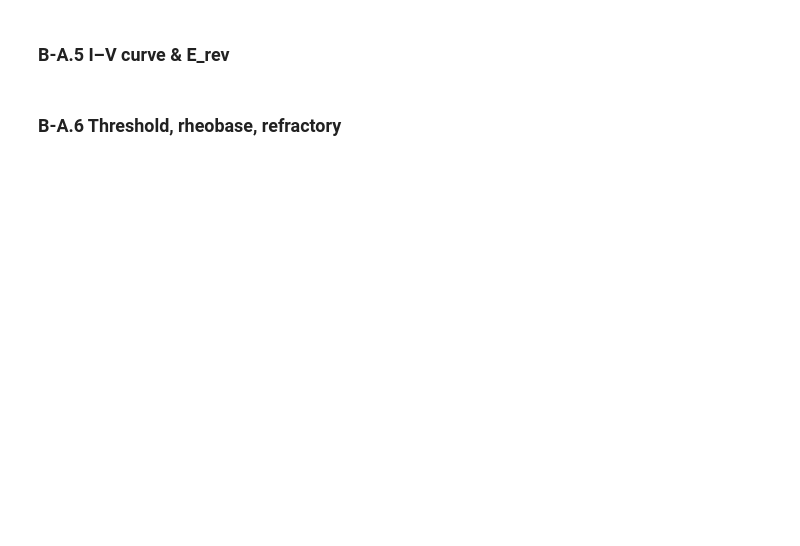
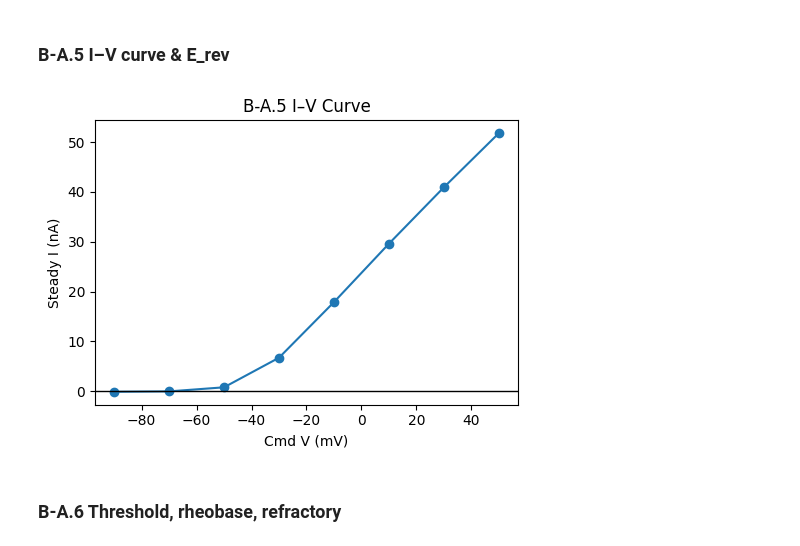
Before and after one commit to cyneuro/Chapter_Colabs, a Jupyter notebook: Colab_B.ipynb, the cells around one changed output. Cells and saved outputs as stored; diff of their text form; code cells hidden in the pictures; blank space fills up the shorter version.

```diff
--- a/Colab_B.ipynb
+++ b/Colab_B.ipynb
@@ -392,21 +530,55 @@ except Exception:
 ### B‑A.5 I–V curve & E_rev <a id='ba5'></a>
 # %%
 
-try:
-    from neuron import h
-    import numpy as np, matplotlib.pyplot as plt
-    soma=h.Section(name='somaIV'); soma.L=soma.diam=20; soma.insert('hh')
-    steps=[-90,-70,-50,-30,-10,10,30,50]; I_ss=[]
-    for Vc in steps:
-        vcl=h.VClamp(soma(0.5)); vcl.dur[0]=5; vcl.amp[0]=-80; vcl.dur[1]=30; vcl.amp[1]=Vc; vcl.dur[2]=5; vcl.amp[2]=-80
-        i=h.Vector().record(vcl._ref_i); t=h.Vector().record(h._ref_t)
-        h.finitialize(-65); h.continuerun(40)
-        tnp=np.array(t); inp=np.array(i)
-        idx=(tnp>=30)&(tnp<=34); I_ss.append(inp[idx].mean())
-    plt.figure(figsize=(5,3.8)); plt.plot(steps,I_ss,'o-'); plt.axhline(0,color='k',lw=1)
-    plt.xlabel('Cmd V (mV)'); plt.ylabel('Steady I (nA)'); plt.title('B‑A.5 I–V'); plt.tight_layout(); plt.show()
-except Exception:
-    print('NEURON not available')
+from neuron import h
+import numpy as np
+import matplotlib.pyplot as plt
+
+# Load standard simulation controls
+h.load_file('stdrun.hoc')
+
+# Model setup
+soma = h.Section(name='somaIV')
+soma.L = soma.diam = 20
+soma.insert('hh')
+
+# Voltage clamp protocol and I-V curve calculation
+steps = [-90, -70, -50, -30, -10, 10, 30, 50]
+I_ss = []
+
+for Vc in steps:
+    vcl = h.VClamp(soma(0.5))
+    vcl.dur[0] = 5
+    vcl.amp[0] = -80
+    vcl.dur[1] = 30
+    vcl.amp[1] = Vc
+    vcl.dur[2] = 5
+    vcl.amp[2] = -80
+
+    i = h.Vector().record(vcl._ref_i)
+    t = h.Vector().record(h._ref_t)
+
+    h.finitialize(-65)
+    h.continuerun(40)
+
+    tnp = np.array(t)
+    inp = np.array(i)
+
+    # Sample steady-state current near the end of the step
+    idx = (tnp >= 30) & (tnp <= 34)
+    I_ss.append(inp[idx].mean())
+
+# Plotting the I-V curve
+plt.figure(figsize=(5, 3.8))
+plt.plot(steps, I_ss, 'o-')
+plt.axhline(0, color='k', lw=1)
+plt.xlabel('Cmd V (mV)')
+plt.ylabel('Steady I (nA)')
+plt.title('B-A.5 I–V Curve')
+plt.tight_layout()
+plt.show()
+# %% [output]
+[figure, added]
 # %% [markdown]
 ### B‑A.6 Threshold, rheobase, refractory <a id='ba6'></a>
 # %%
```
Also changed, not shown: parts of 9 cells of this notebook.
